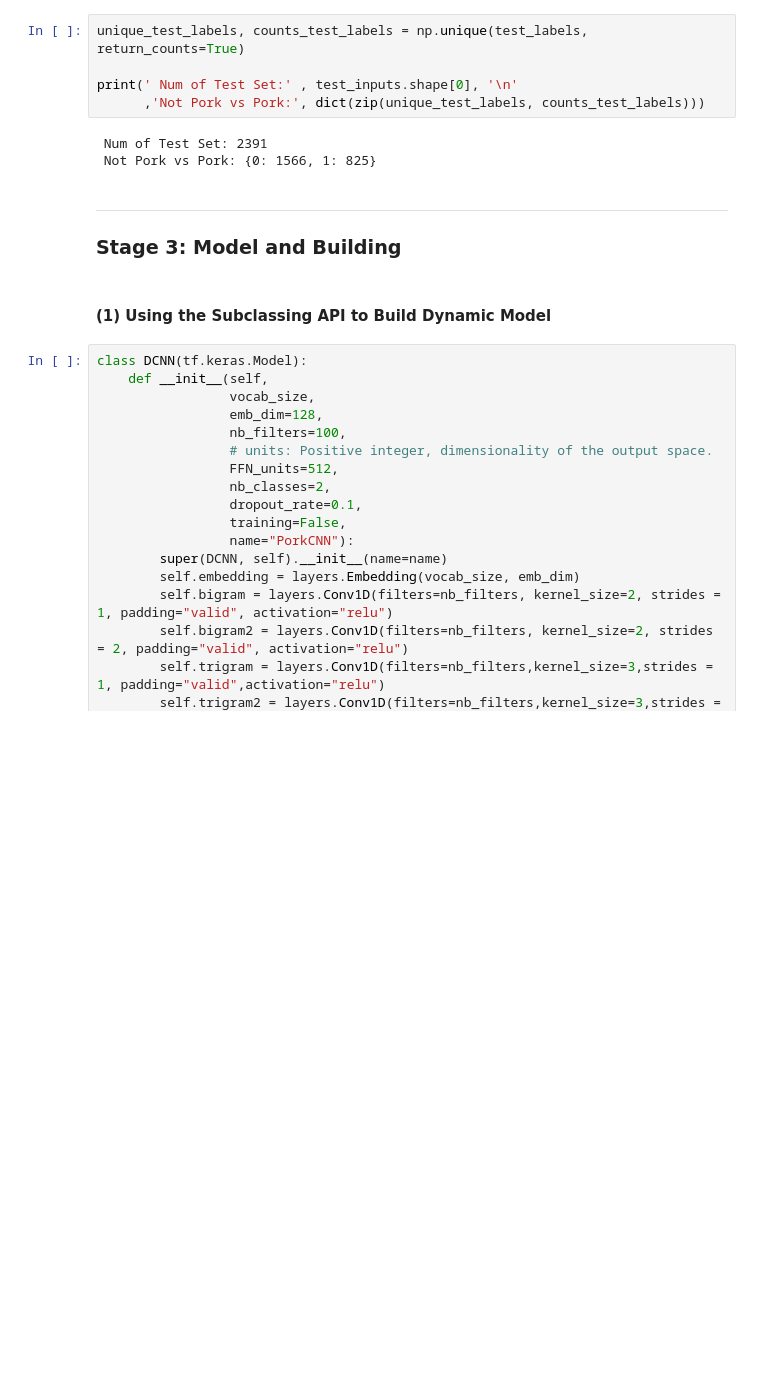
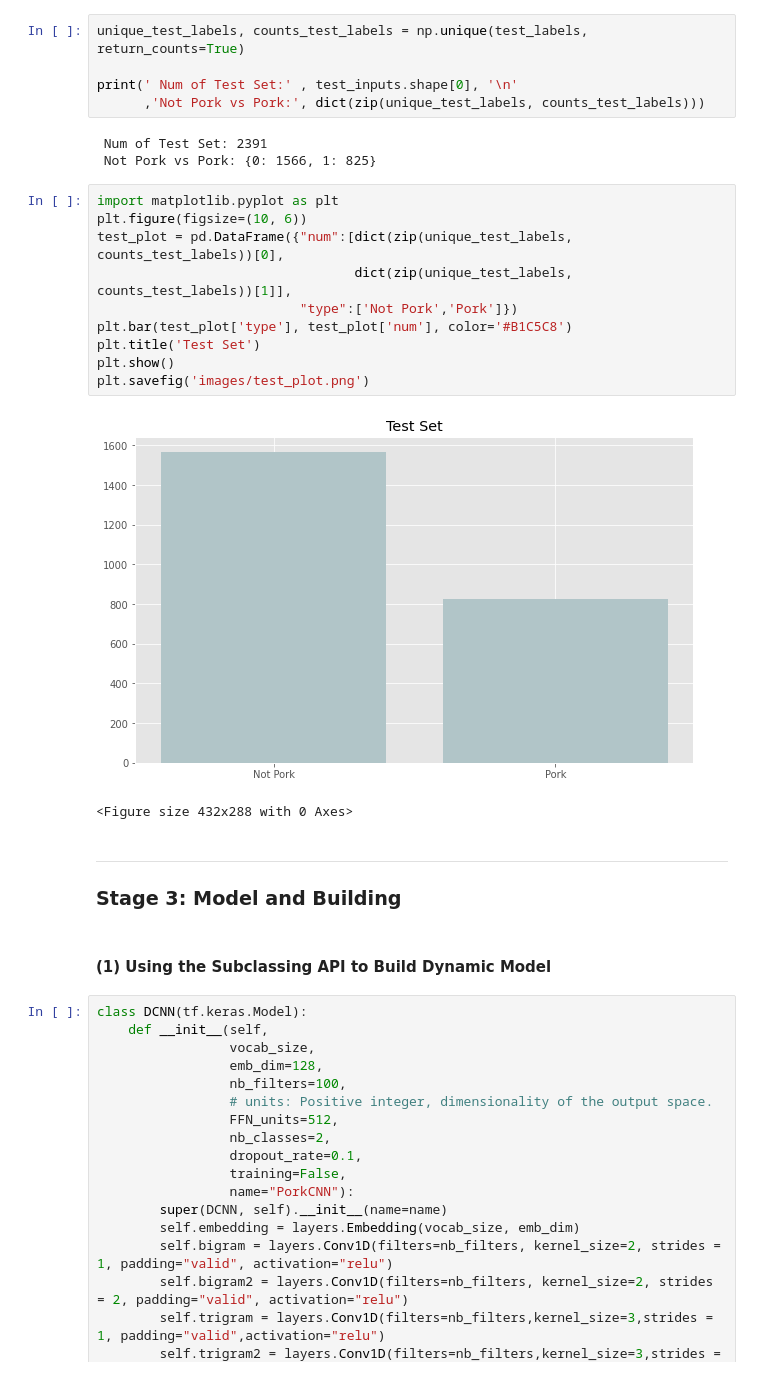
Before and after one commit to davidycliao/PorkCNN, a Jupyter notebook: demo-cnn-pork-barrel-classification-task.ipynb, the cells around one changed output. Cells and saved outputs as stored; diff of their text form; blank space fills up the shorter version.

```diff
--- a/demo-cnn-pork-barrel-classification-task.ipynb
+++ b/demo-cnn-pork-barrel-classification-task.ipynb
@@ -158,6 +179,19 @@ print(' Num of Test Set:' , test_inputs.shape[0], '\n'
 # %% [output]
  Num of Test Set: 2391
  Not Pork vs Pork: {0: 1566, 1: 825}
+# %%
+import matplotlib.pyplot as plt
+plt.figure(figsize=(10, 6))
+test_plot = pd.DataFrame({"num":[dict(zip(unique_test_labels, counts_test_labels))[0],
+                                 dict(zip(unique_test_labels, counts_test_labels))[1]],
+                          "type":['Not Pork','Pork']})
+plt.bar(test_plot['type'], test_plot['num'], color='#B1C5C8')
+plt.title('Test Set')
+plt.show()
+plt.savefig('images/test_plot.png')
+# %% [output]
+[figure, added]
+<Figure size 432x288 with 0 Axes>
 # %% [markdown]
 -------------------------
 
```
Also changed, not shown: parts of 2 cells of this notebook, 3 other files.
